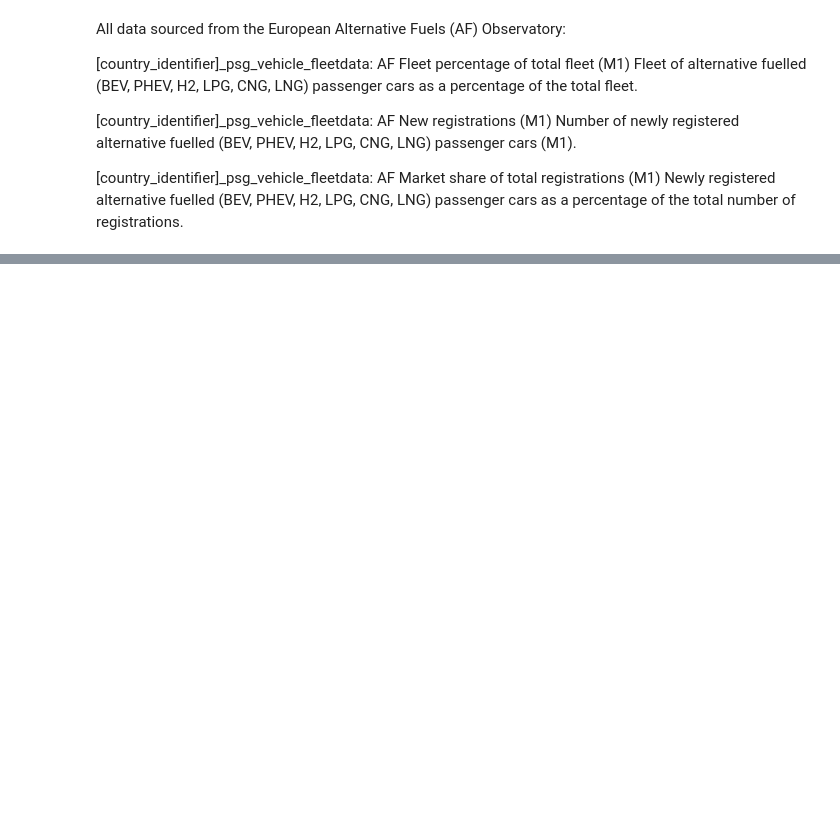
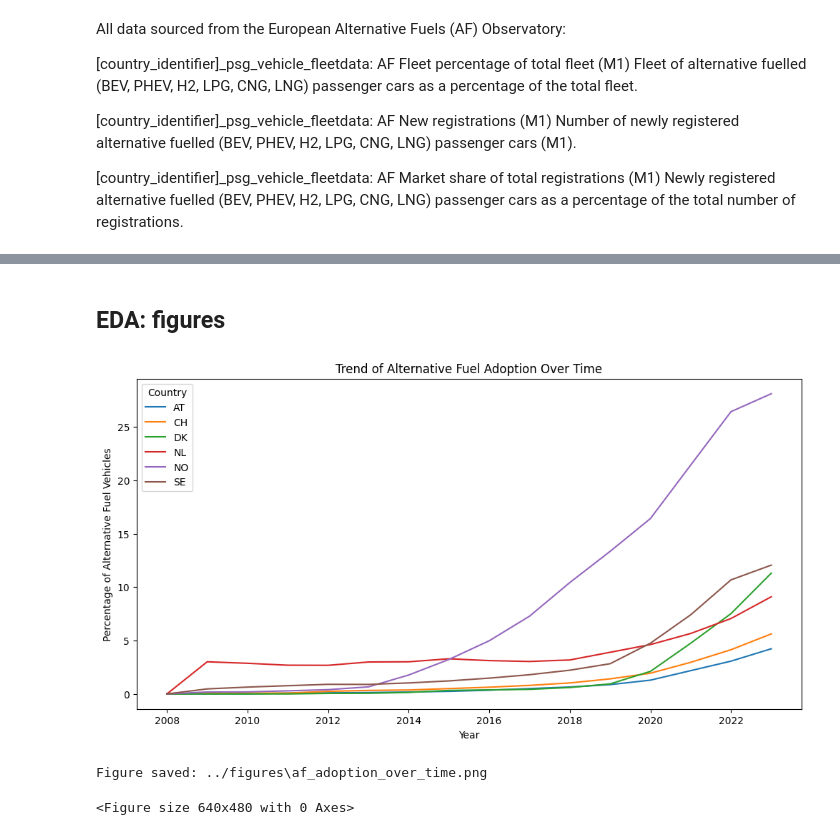
Before and after one commit to JskifterJ/DSML, a Jupyter notebook: notebooks/fleet_data_EDA_v2.ipynb, the cells around one changed output, grey strips where cells are left out. Drawn from its saved outputs; the diff is of its cells as text; code cells hidden in the pictures; blank space fills up the shorter version.

Commit message:
added initial fleet EDA + a few output figures

```diff
--- a/notebooks/fleet_data_EDA_v2.ipynb
+++ b/notebooks/fleet_data_EDA_v2.ipynb
@@ -66,0 +175,10 @@ print(f"Combined dataset saved to {processed_path}/combined_fleet_data.csv")
+# %%
+# Consolidate alternative fuel columns into a single column 'AF' for each dataframe
+combined_fleet_df['AF'] = combined_fleet_df[['BEV', 'PHEV', 'H2', 'LPG', 'CNG', 'LNG']].sum(axis=1, skipna=True)
+combined_newreg_df['AF'] = combined_newreg_df[['BEV', 'PHEV', 'H2', 'LPG', 'CNG', 'LNG']].sum(axis=1, skipna=True)
+combined_registrations_mktshare_df['AF'] = combined_registrations_mktshare_df[['BEV', 'PHEV', 'H2', 'LPG', 'CNG', 'LNG']].sum(axis=1, skipna=True)
+
+# Display the updated dataframes
+print(combined_fleet_df[['Country', 'Category', 'AF']].head())
+print(combined_newreg_df[['Country', 'Category', 'AF']].head())
+print(combined_registrations_mktshare_df[['Country', 'Category', 'AF']].head())
@@ -66,0 +204,36 @@ print(f"Combined dataset saved to {processed_path}/combined_fleet_data.csv")
+# %%
+# Rename the 'Category' column to 'Year' in all relevant dataframes
+combined_fleet_df.rename(columns={'Category': 'Year'}, inplace=True)
+combined_newreg_df.rename(columns={'Category': 'Year'}, inplace=True)
+combined_registrations_mktshare_df.rename(columns={'Category': 'Year'}, inplace=True)
+fleet_df.rename(columns={'Category': 'Year'}, inplace=True)
+newreg_df.rename(columns={'Category': 'Year'}, inplace=True)
+registrations_mktshare_df.rename(columns={'Category': 'Year'}, inplace=True)
+# %% [markdown]
+## EDA: figures
+# %%
+def save_figure(fig, filename):
+    """Save the figure to the figures folder if it doesn't already exist."""
+    filepath = os.path.join(figures_path, filename)
+    if not os.path.exists(filepath):
+        fig.savefig(filepath)
+        print(f"Figure saved: {filepath}")
+    else:
+        print(f"Figure already exists: {filepath}")
+# %%
+plt.figure(figsize=(12, 6))
+sns.lineplot(data=combined_fleet_df, x="Year", y="AF", hue="Country")  # Replace with actual column names
+plt.title("Trend of Alternative Fuel Adoption Over Time")
+plt.xlabel("Year")
+plt.ylabel("Percentage of Alternative Fuel Vehicles")
+plt.legend(title="Country")
+plt.show()
+
+# Save the figure
+fig = plt.gcf()
+save_figure(fig, "af_adoption_over_time.png")
+plt.show()
+# %% [output]
+[figure, added]
+Figure saved: ../figures\af_adoption_over_time.png
+<Figure size 640x480 with 0 Axes>
```
Also changed, not shown: parts of 9 cells of this notebook, 11 other files.
